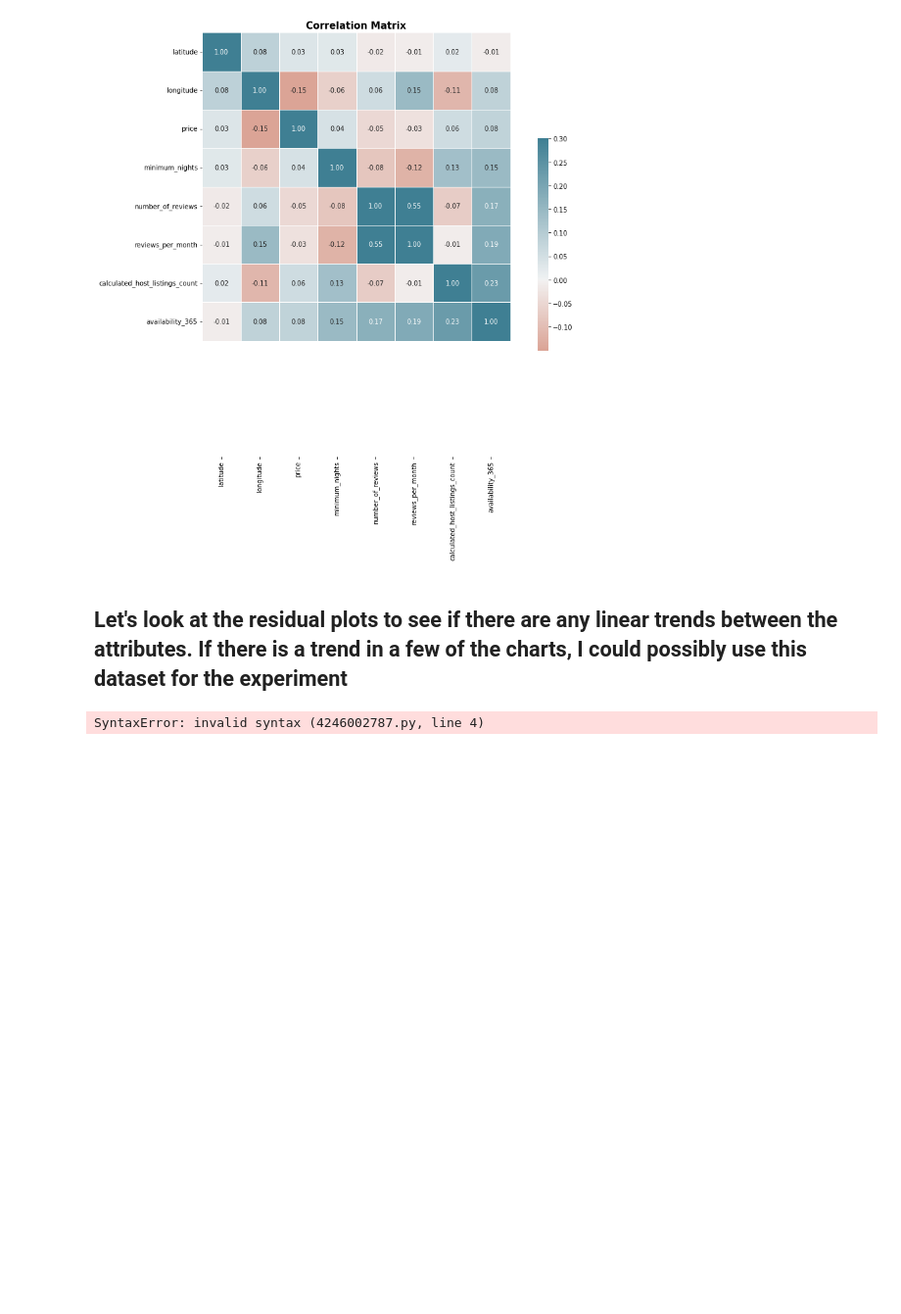
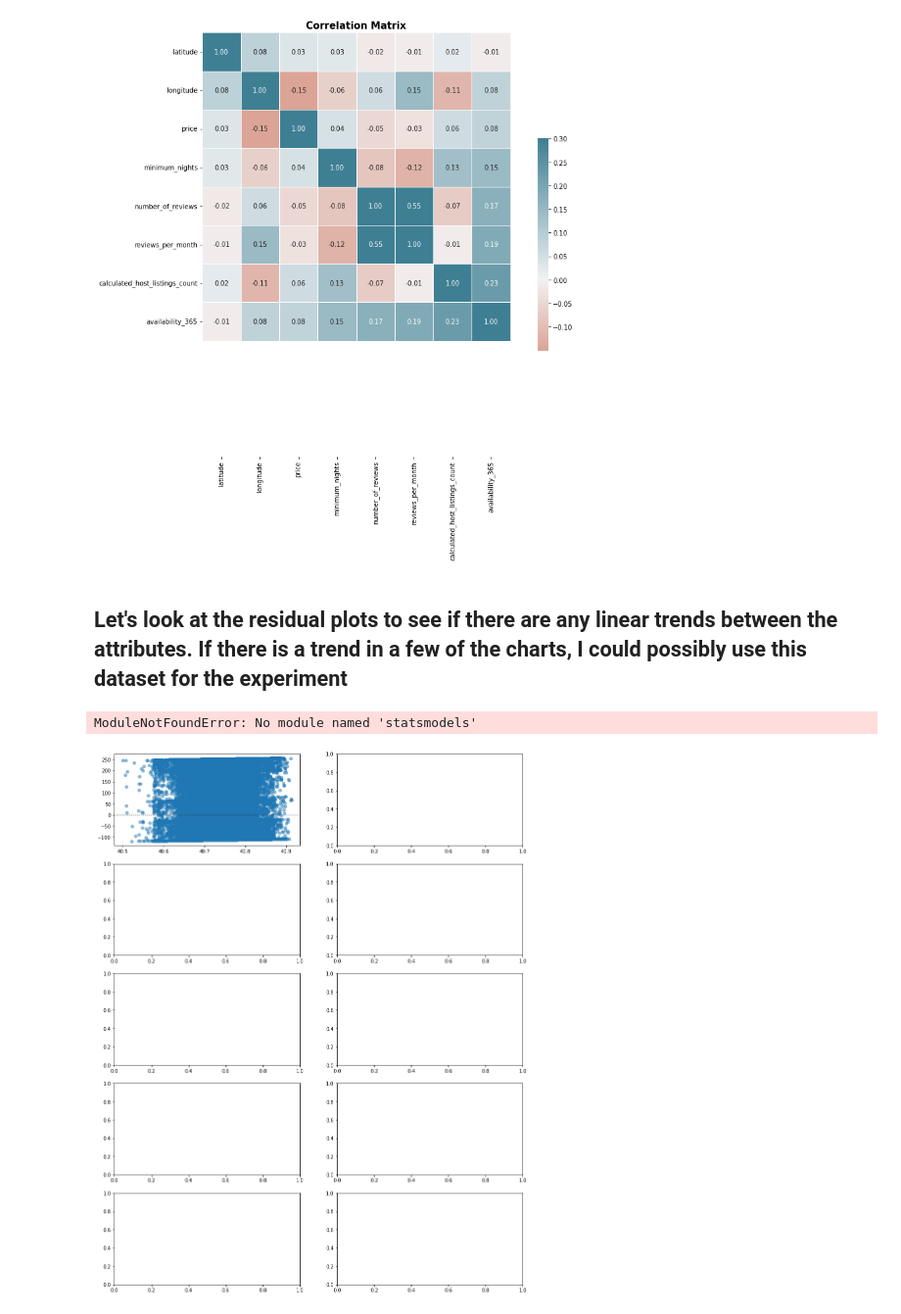
Before and after one commit to pchundury/Lodestar2, a Jupyter notebook: Lodestar2_pilot.ipynb, the cells around one changed output. Shown at 98% size. Drawn from its saved outputs; the diff is of its cells as text; code cells hidden in the pictures; blank space fills up the shorter version.

```diff
--- a/Lodestar2_pilot.ipynb
+++ b/Lodestar2_pilot.ipynb
@@ -198,10 +198,11 @@ Text(0.5, 1.0, 'Correlation Matrix')
 df_quant_x, df_quant_y = df_quant.iloc[:,:-1], df_quant.iloc[:,-1]
 # %%
 f, axes = plt.subplots(5, 2, figsize=(15, 20))
-sns.residplot(df_quant_x.iloc[:,0],df_quant_y, lowess=True, ax=axes[0, 0],
+sns.residplot(df_quant_x,df_quant_y, lowess=True, ax=axes[0, 0],
                           scatter_kws={'alpha': 0.5},
                           line_kws={'color': 'red', 'lw': 1, 'alpha': 0.8})
 plt.setp(axes, yticks=[])
 plt.tight_layout()
 # %% [output]
-SyntaxError: invalid syntax (4246002787.py, line 4)
+ModuleNotFoundError: No module named 'statsmodels'
+[figure, added]
```
